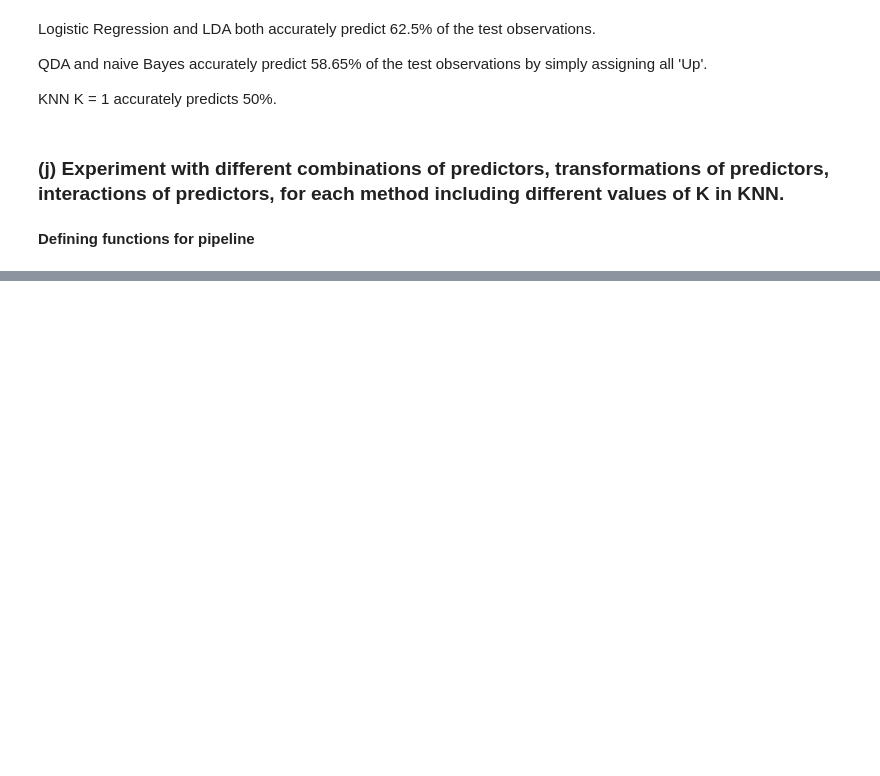
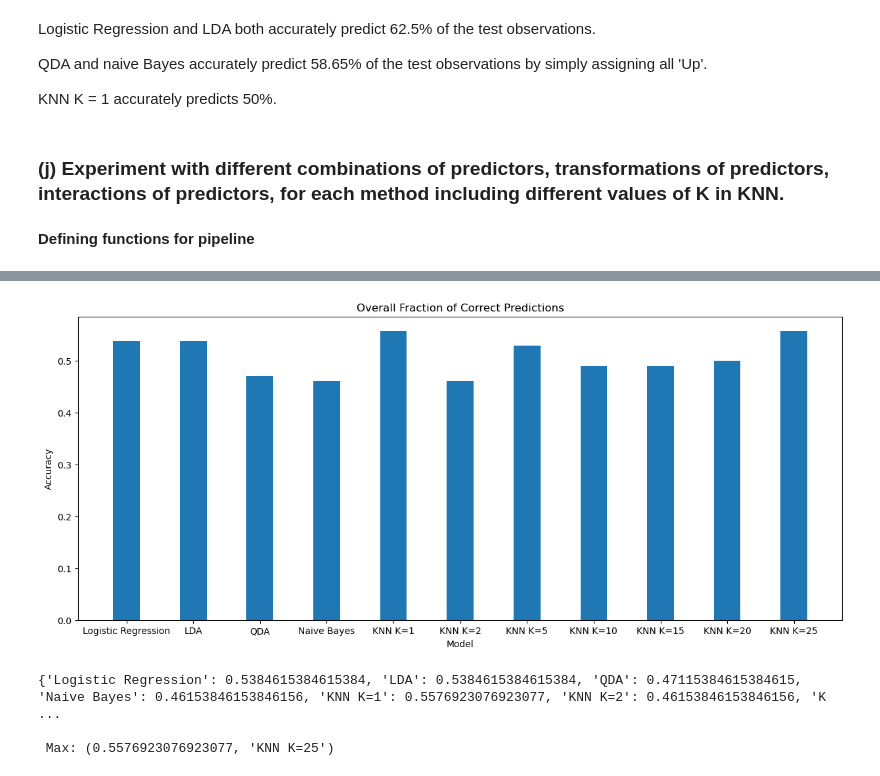
Before and after one commit to carmancater/an-introduction-to-statistical-learning-with-applications-in-python, a Jupyter notebook: Chapter 04 - Classification/Ch 4 Ex 13.ipynb, the cells around one changed output, grey strips where cells are left out. Drawn from its saved outputs; the diff is of its cells as text; code cells hidden in the pictures; blank space fills up the shorter version.

```diff
--- a/Chapter 04 - Classification/Ch 4 Ex 13.ipynb
+++ b/Chapter 04 - Classification/Ch 4 Ex 13.ipynb
@@ -371,0 +385,7 @@ data
+# %%
+compareModels(['Lag2', 'Volume'], Weekly, train)
+# %% [output]
+[figure, added]
+{'Logistic Regression': 0.5384615384615384, 'LDA': 0.5384615384615384, 'QDA': 0.47115384615384615, 'Naive Bayes': 0.46153846153846156, 'KNN K=1': 0.5576923076923077, 'KNN K=2': 0.46153846153846156, 'K ...
+
+ Max: (0.5576923076923077, 'KNN K=25')
```
Also changed, not shown: parts of 13 cells of this notebook.
